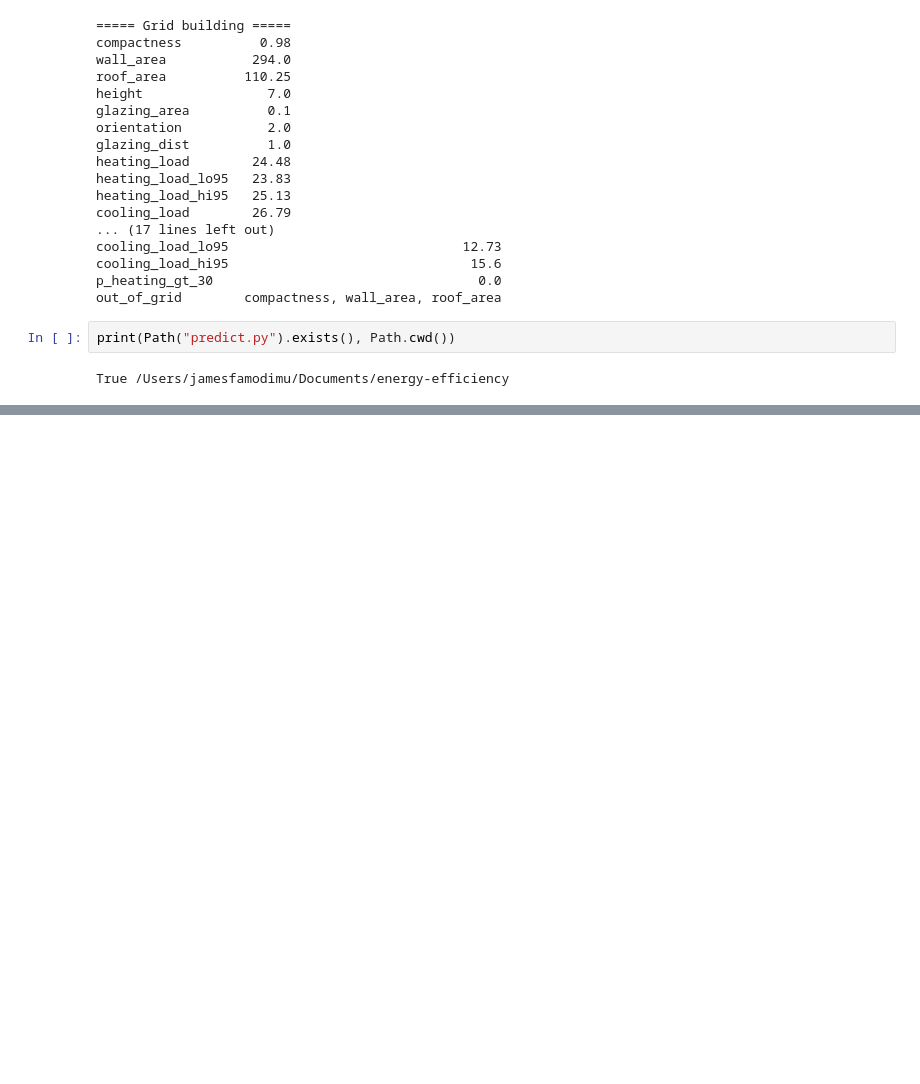
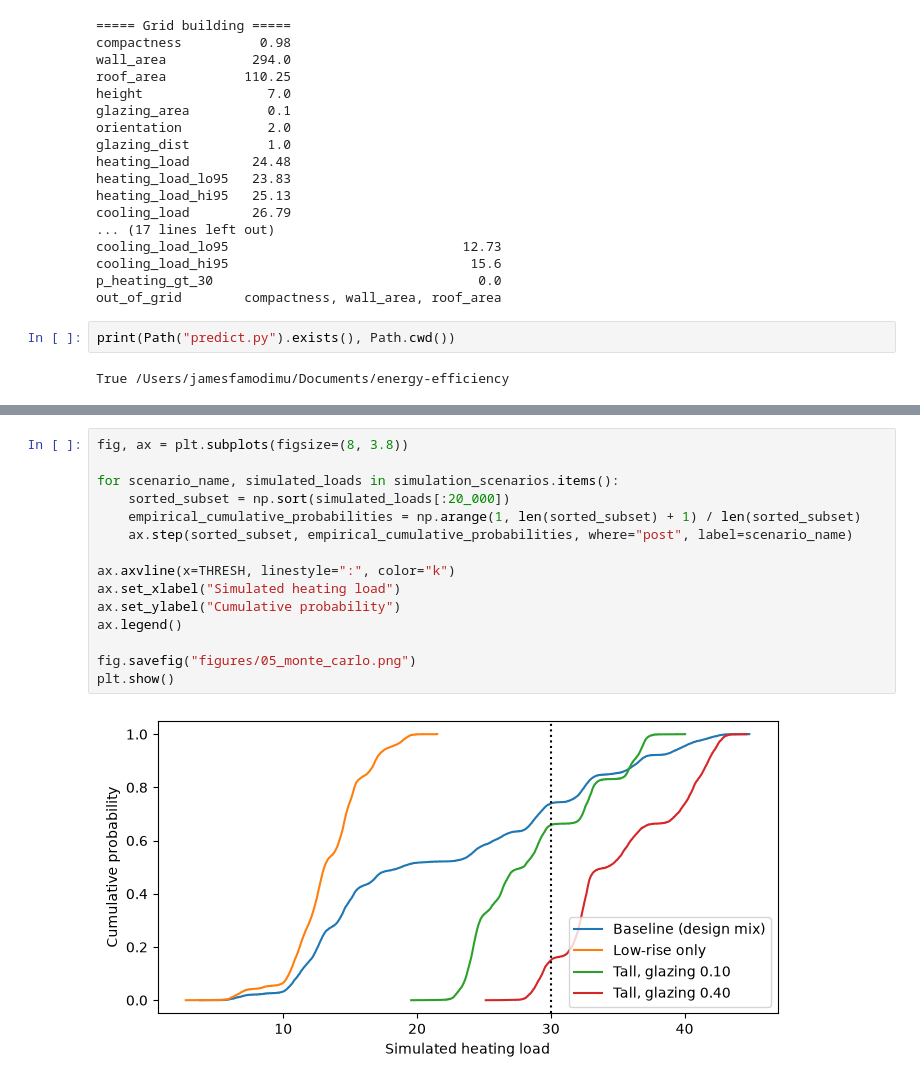
Before and after one commit to UnrealJames/energy-efficiency, a Jupyter notebook: notebooks/production_simulation.ipynb, the cells around one changed output, grey strips where cells are left out. Saved outputs shown, nothing was run; the diff lists cells and outputs as text; blank space fills up the shorter version.

Commit message:
Monte Carlo simulation

```diff
--- a/notebooks/production_simulation.ipynb
+++ b/notebooks/production_simulation.ipynb
@@ -256,0 +316,17 @@ True /Users/jamesfamodimu/Documents/energy-efficiency
+# %%
+fig, ax = plt.subplots(figsize=(8, 3.8))
+
+for scenario_name, simulated_loads in simulation_scenarios.items():
+    sorted_subset = np.sort(simulated_loads[:20_000])
+    empirical_cumulative_probabilities = np.arange(1, len(sorted_subset) + 1) / len(sorted_subset)
+    ax.step(sorted_subset, empirical_cumulative_probabilities, where="post", label=scenario_name)
+
+ax.axvline(x=THRESH, linestyle=":", color="k")
+ax.set_xlabel("Simulated heating load")
+ax.set_ylabel("Cumulative probability")
+ax.legend()
+
+fig.savefig("figures/05_monte_carlo.png")
+plt.show()
+# %% [output]
+[figure, added]
```
Also changed, not shown: parts of 2 cells of this notebook, 2 other files.
